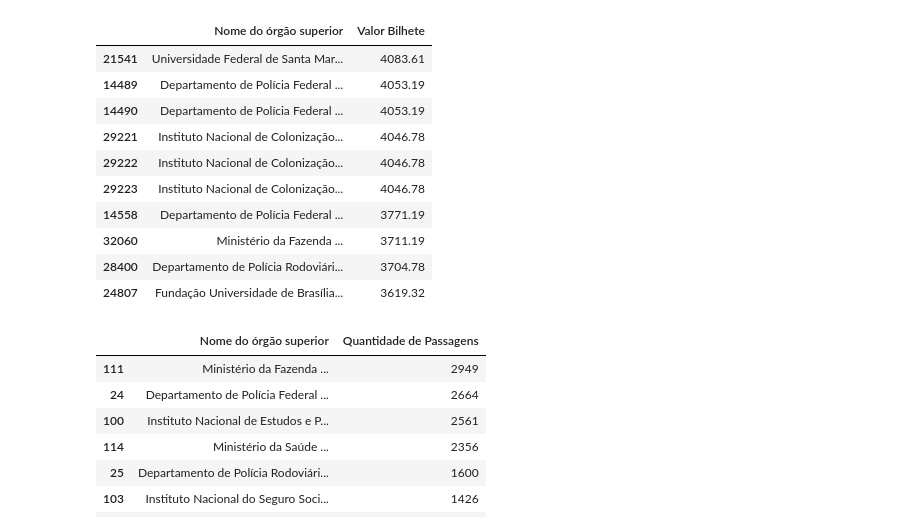
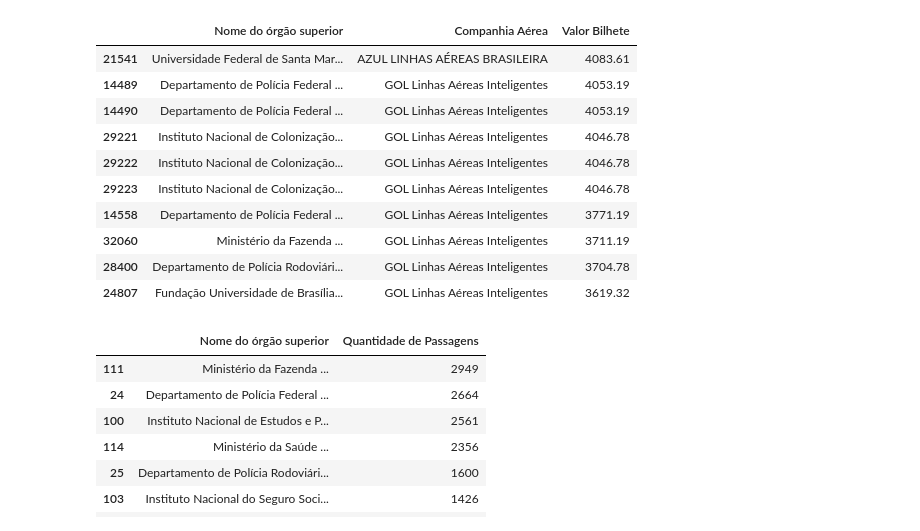
Before and after one commit to tiagope/passagens-scdp, a Jupyter notebook: passagens-scdp.ipynb, the cells around one changed output. Cells and saved outputs as stored; diff of their text form; code cells hidden in the pictures.

```diff
--- a/passagens-scdp.ipynb
+++ b/passagens-scdp.ipynb
@@ -32,21 +15,18 @@ df.tail()
 # %%
-# Converter valor para número
-df['Valor Bilhete'] = pd.to_numeric(df['Valor Bilhete'])
-
 # 10 Bilhetes mais caros
-df[['Nome do órgão superior', 'Valor Bilhete']].nlargest(10, 'Valor Bilhete')
+df[['Nome do órgão superior', 'Companhia Aérea', 'Valor Bilhete']].nlargest(10, 'Valor Bilhete')
 # %% [output]
-|  | Nome do órgão superior | Valor Bilhete |
-| 21541 | Universidade Federal de Santa Mar... | 4083.61 |
-| 14489 | Departamento de Polícia Federal ... | 4053.19 |
-| 14490 | Departamento de Polícia Federal ... | 4053.19 |
-| 29221 | Instituto Nacional de Colonização... | 4046.78 |
-| 29222 | Instituto Nacional de Colonização... | 4046.78 |
-| 29223 | Instituto Nacional de Colonização... | 4046.78 |
-| 14558 | Departamento de Polícia Federal ... | 3771.19 |
-| 32060 | Ministério da Fazenda ... | 3711.19 |
-| 28400 | Departamento de Polícia Rodoviári... | 3704.78 |
-| 24807 | Fundação Universidade de Brasília... | 3619.32 |
+|  | Nome do órgão superior | Companhia Aérea | Valor Bilhete |
+| 21541 | Universidade Federal de Santa Mar... | AZUL LINHAS AÉREAS BRASILEIRA | 4083.61 |
+| 14489 | Departamento de Polícia Federal ... | GOL Linhas Aéreas Inteligentes | 4053.19 |
+| 14490 | Departamento de Polícia Federal ... | GOL Linhas Aéreas Inteligentes | 4053.19 |
+| 29221 | Instituto Nacional de Colonização... | GOL Linhas Aéreas Inteligentes | 4046.78 |
+| 29222 | Instituto Nacional de Colonização... | GOL Linhas Aéreas Inteligentes | 4046.78 |
+| 29223 | Instituto Nacional de Colonização... | GOL Linhas Aéreas Inteligentes | 4046.78 |
+| 14558 | Departamento de Polícia Federal ... | GOL Linhas Aéreas Inteligentes | 3771.19 |
+| 32060 | Ministério da Fazenda ... | GOL Linhas Aéreas Inteligentes | 3711.19 |
+| 28400 | Departamento de Polícia Rodoviári... | GOL Linhas Aéreas Inteligentes | 3704.78 |
+| 24807 | Fundação Universidade de Brasília... | GOL Linhas Aéreas Inteligentes | 3619.32 |
 # %%
 # Órgãos que mais emitiram passagem aéreas
 qnt_passagens = df.groupby(['Nome do órgão superior']).size() \
```
Also changed, not shown: parts of 5 cells of this notebook.
